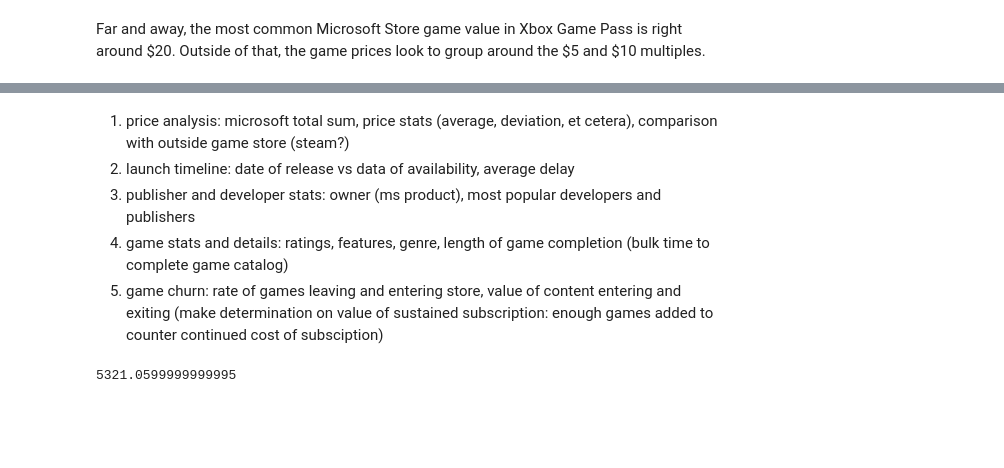
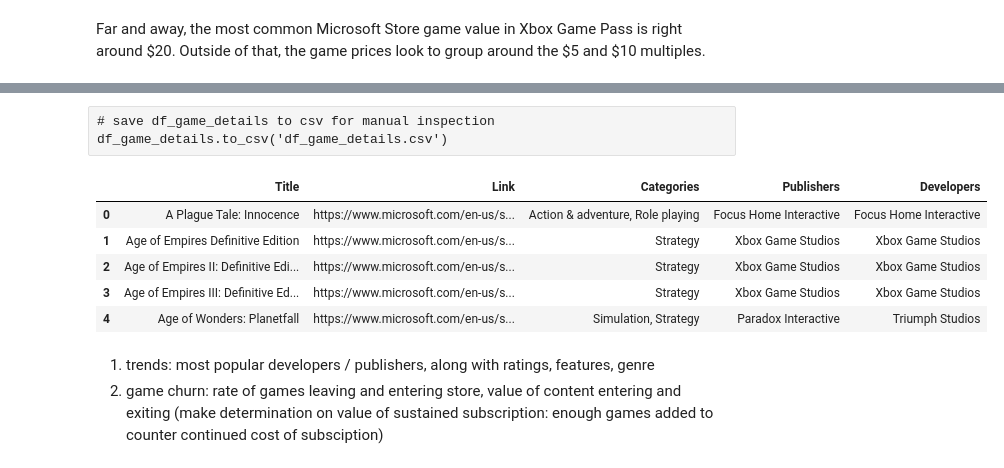
Before and after one commit to parkernisbet/xbox-game-pass, a Jupyter notebook: Xbox Game Pass.ipynb, the cells around one changed output, grey strips where cells are left out. Drawn from its saved outputs; the diff is of its cells as text; code cells hidden in the pictures; blank space fills up the shorter version.

```diff
--- a/Xbox Game Pass.ipynb
+++ b/Xbox Game Pass.ipynb
@@ -169,10 +339,17 @@ Note that this section and onwards will only cover PC games as it vastly simplif
+# %% [raw]
+# save df_game_details to csv for manual inspection
+df_game_details.to_csv('df_game_details.csv')
+# %%
+# import cleaned df_game_details_clean
+df_game_details_clean = pd.read_csv('df_game_details_clean.csv').drop(columns = 'Unnamed: 0')
+df_game_details_clean.head()
+# %% [output]
+|  | Title | Link | Categories | Publishers | Developers |
+| 0 | A Plague Tale: Innocence | https://www.microsoft.com/en-us/s... | Action & adventure, Role playing | Focus Home Interactive | Focus Home Interactive |
+| 1 | Age of Empires Definitive Edition | https://www.microsoft.com/en-us/s... | Strategy | Xbox Game Studios | Xbox Game Studios |
+| 2 | Age of Empires II: Definitive Edi... | https://www.microsoft.com/en-us/s... | Strategy | Xbox Game Studios | Xbox Game Studios |
+| 3 | Age of Empires III: Definitive Ed... | https://www.microsoft.com/en-us/s... | Strategy | Xbox Game Studios | Xbox Game Studios |
+| 4 | Age of Wonders: Planetfall | https://www.microsoft.com/en-us/s... | Simulation, Strategy | Paradox Interactive | Triumph Studios |
 # %% [markdown]
-1. price analysis: microsoft total sum, price stats (average, deviation, et cetera), comparison with outside game store (steam?)
-2. launch timeline: date of release vs data of availability, average delay
-3. publisher and developer stats: owner (ms product), most popular developers and publishers
-4. game stats and details: ratings, features, genre, length of game completion (bulk time to complete game catalog)
-5. game churn: rate of games leaving and entering store, value of content entering and exiting (make determination on value of sustained subscription: enough games added to counter continued cost of subsciption)
+1. trends: most popular developers / publishers, along with ratings, features, genre
+2. game churn: rate of games leaving and entering store, value of content entering and exiting (make determination on value of sustained subscription: enough games added to counter continued cost of subsciption)
-# %%
-df_game_list_clean.ListPrice[df_game_list_clean.Platform.isin(['PC', 'Both'])].sum()
-# %% [output]
-5321.0599999999995
```
Also changed, not shown: parts of 27 cells of this notebook, 5 other files.
